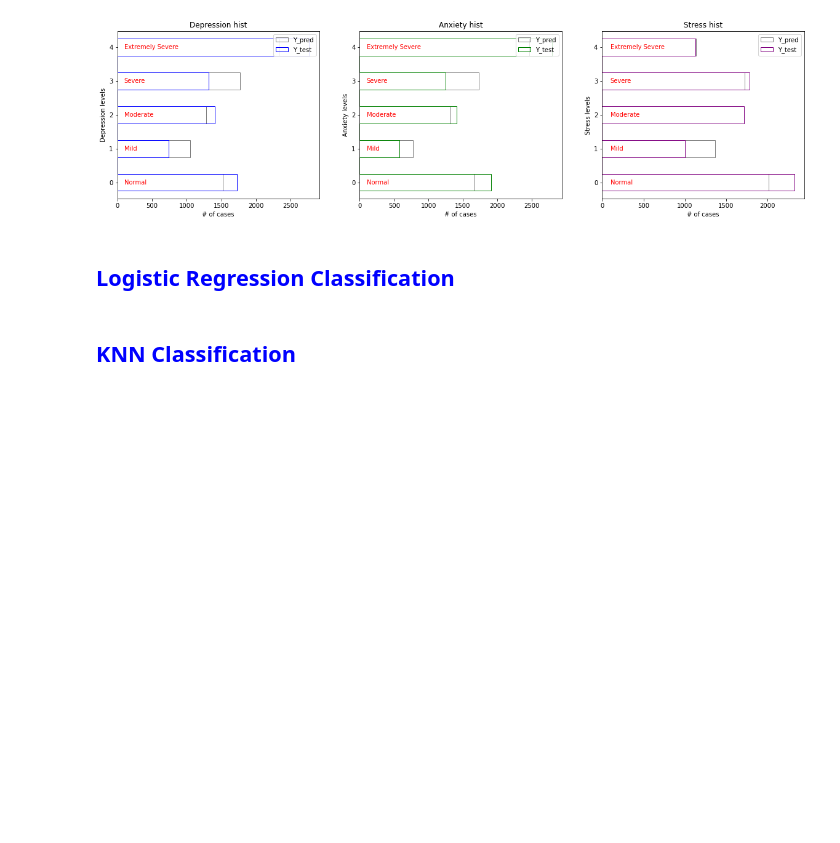
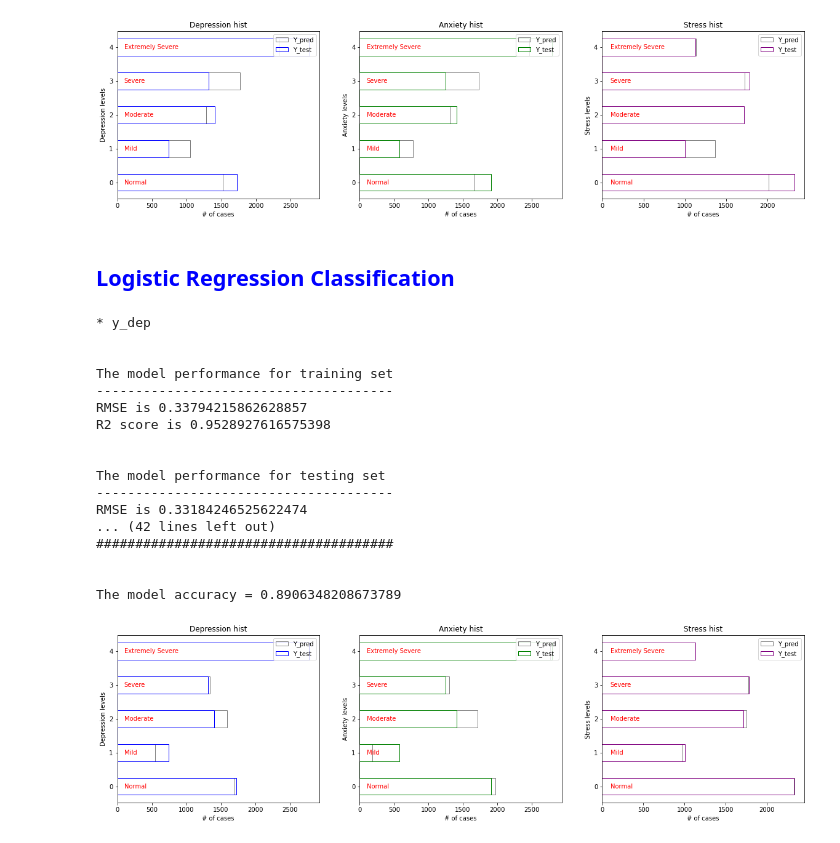
Before and after one commit to pietrodaniele/DAS_prediction, a Jupyter notebook: DSA_prediction.ipynb, the cells around one changed output. Saved outputs shown, nothing was run; the diff lists cells and outputs as text; code cells hidden in the pictures; blank space fills up the shorter version.

```diff
--- a/DSA_prediction.ipynb
+++ b/DSA_prediction.ipynb
@@ -166,2 +107,0 @@ Y_pred , Y_test = logistic_classification(data)
-# %% [markdown]
-## <font color='blue'>KNN Classification</font>
@@ -240,0 +108,22 @@ def KNN_classification(X_train, X_test, Y_train, Y_test):
+# %%
+logreg = LogisticRegression(C=500,tol=600,solver = 'lbfgs',multi_class='multinomial')
+Y_pred_log = fn.classification(logreg,X_train, X_test, Y_train, Y_test)
+# %% [output]
+* y_dep
+
+
+The model performance for training set
+--------------------------------------
+RMSE is 0.33794215862628857
+R2 score is 0.9528927616575398
+
+
+The model performance for testing set
+--------------------------------------
+RMSE is 0.33184246525622474
+... (42 lines left out)
+######################################
+
+
+The model accuracy = 0.8906348208673789
+[figure, added]
```
Also changed, not shown: parts of 9 cells of this notebook, 1 other file.
